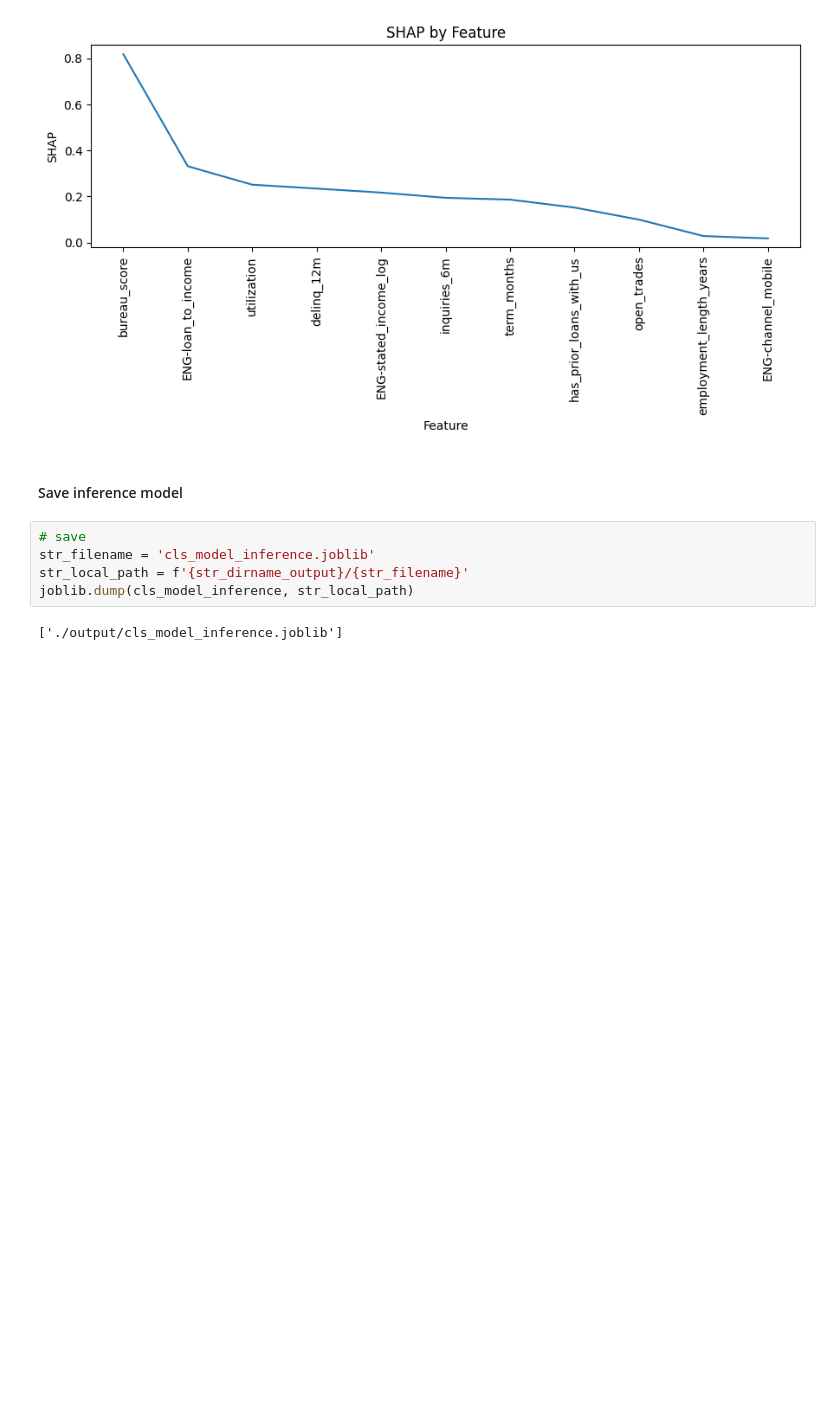
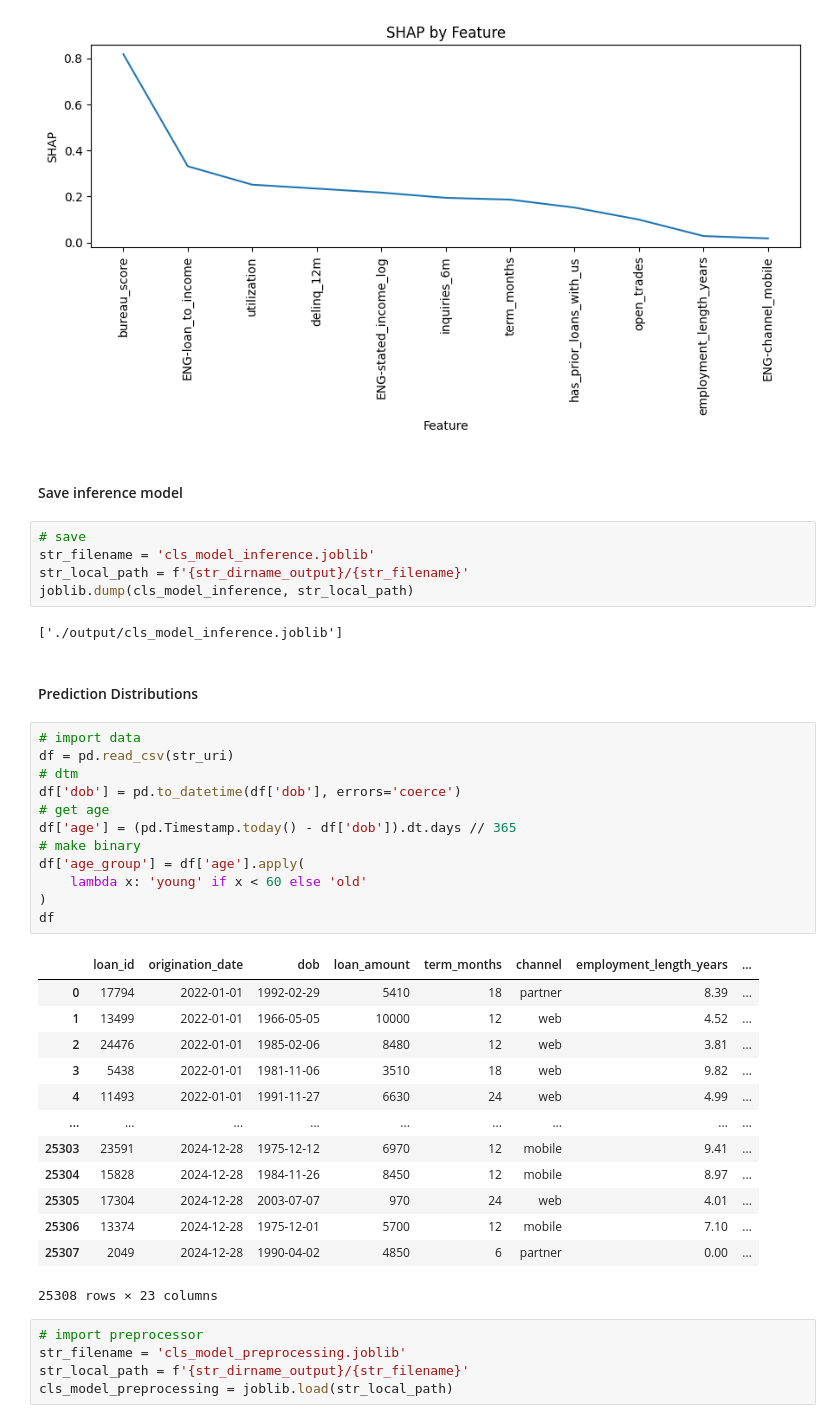
Before and after one commit to aaronengland/credit_risk_model, a Jupyter notebook: 03_xgboost/notebook.ipynb, the cells around one changed output. Drawn from its saved outputs; the diff is of its cells as text; blank space fills up the shorter version.

```diff
--- a/03_xgboost/notebook.ipynb
+++ b/03_xgboost/notebook.ipynb
@@ -752,3 +757,36 @@ str_local_path = f'{str_dirname_output}/{str_filename}'
 joblib.dump(cls_model_inference, str_local_path)
 # %% [output]
 ['./output/cls_model_inference.joblib']
+# %% [markdown]
+#### Prediction Distributions
+# %%
+# import data
+df = pd.read_csv(str_uri)
+# dtm
+df['dob'] = pd.to_datetime(df['dob'], errors='coerce')
+# get age
+df['age'] = (pd.Timestamp.today() - df['dob']).dt.days // 365
+# make binary
+df['age_group'] = df['age'].apply(
+    lambda x: 'young' if x < 60 else 'old'
+)
+df
+# %% [output]
+|  | loan_id | origination_date | dob | loan_amount | term_months | channel | employment_length_years | ... |
+| 0 | 17794 | 2022-01-01 | 1992-02-29 | 5410 | 18 | partner | 8.39 | ... |
+| 1 | 13499 | 2022-01-01 | 1966-05-05 | 10000 | 12 | web | 4.52 | ... |
+| 2 | 24476 | 2022-01-01 | 1985-02-06 | 8480 | 12 | web | 3.81 | ... |
+| 3 | 5438 | 2022-01-01 | 1981-11-06 | 3510 | 18 | web | 9.82 | ... |
+| 4 | 11493 | 2022-01-01 | 1991-11-27 | 6630 | 24 | web | 4.99 | ... |
+| ... | ... | ... | ... | ... | ... | ... | ... | ... |
+| 25303 | 23591 | 2024-12-28 | 1975-12-12 | 6970 | 12 | mobile | 9.41 | ... |
+| 25304 | 15828 | 2024-12-28 | 1984-11-26 | 8450 | 12 | mobile | 8.97 | ... |
+| 25305 | 17304 | 2024-12-28 | 2003-07-07 | 970 | 24 | web | 4.01 | ... |
+| 25306 | 13374 | 2024-12-28 | 1975-12-01 | 5700 | 12 | mobile | 7.10 | ... |
+| 25307 | 2049 | 2024-12-28 | 1990-04-02 | 4850 | 6 | partner | 0.00 | ... |
+25308 rows × 23 columns
+# %%
+# import preprocessor
+str_filename = 'cls_model_preprocessing.joblib'
+str_local_path = f'{str_dirname_output}/{str_filename}'
+cls_model_preprocessing = joblib.load(str_local_path)
```
Also changed, not shown: parts of 7 cells of this notebook, 1 other file.
